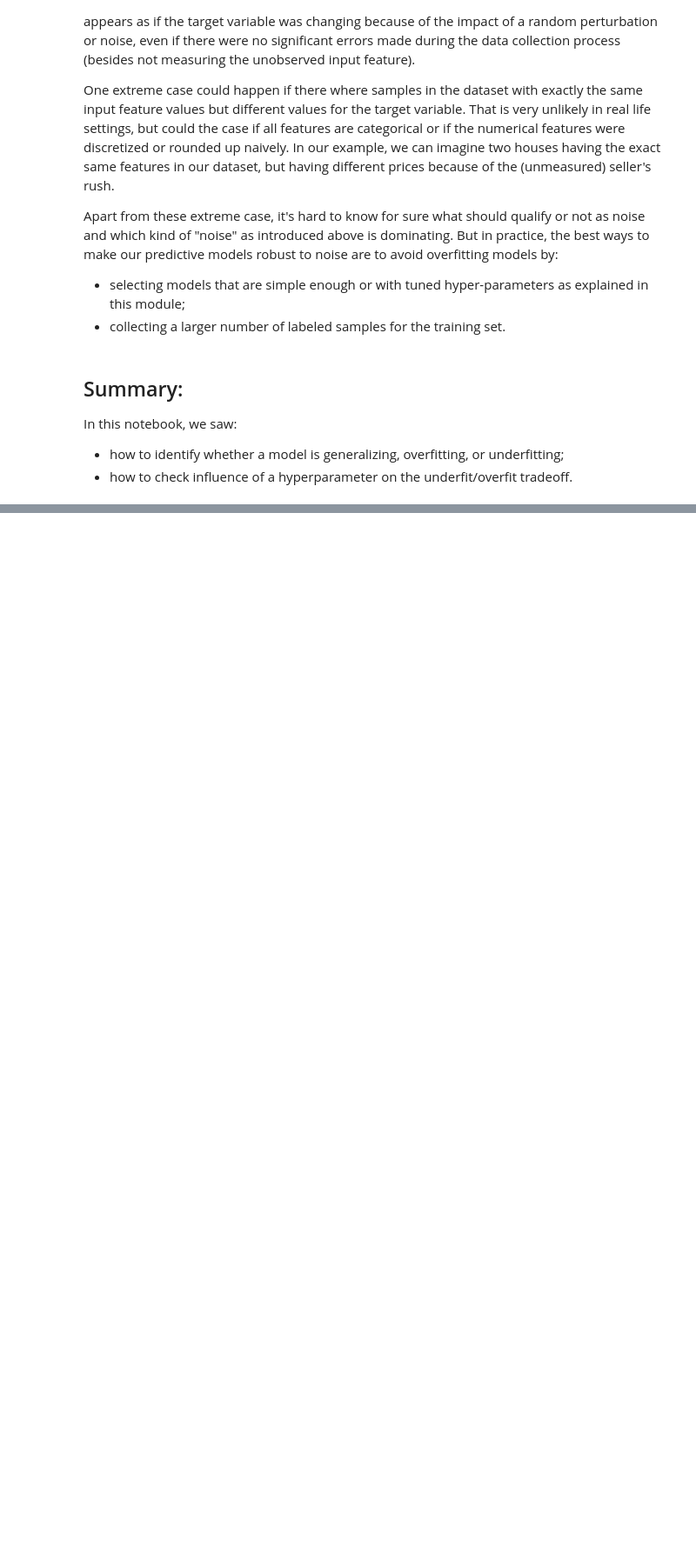
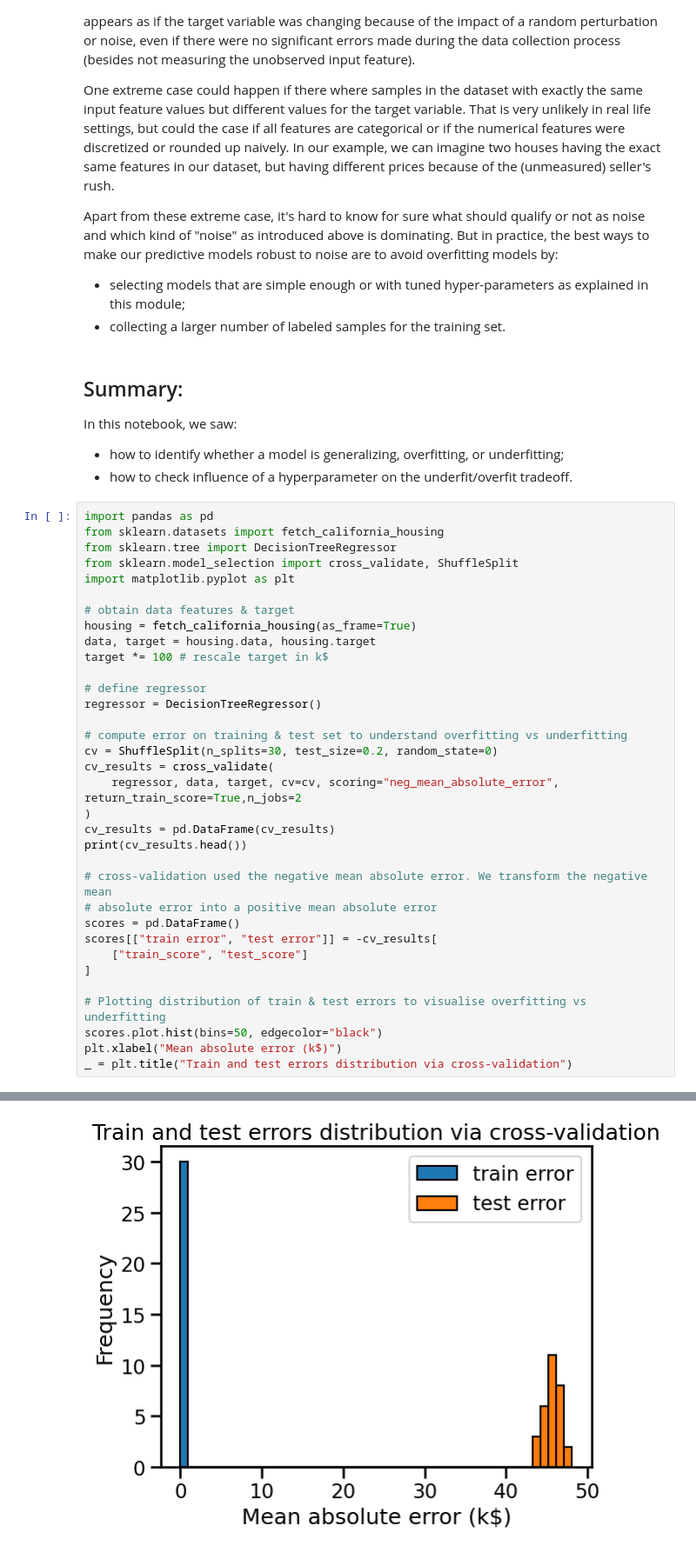
Before and after one commit to danielliu2707/MoocCourse, a Jupyter notebook: notebooks/2_01_cross_validation_validation_curve.ipynb, the cells around one changed output, grey strips where cells are left out. Shown at 87% size. Cells and saved outputs as stored; diff of their text form; blank space fills up the shorter version.

Commit message:
Measuring generalisation performance using validation/learning curve & cv

```diff
--- a/notebooks/2_01_cross_validation_validation_curve.ipynb
+++ b/notebooks/2_01_cross_validation_validation_curve.ipynb
@@ -202,3 +216,38 @@ In this notebook, we saw:
 * how to identify whether a model is generalizing, overfitting, or
   underfitting;
 * how to check influence of a hyperparameter on the underfit/overfit tradeoff.
+# %%
+import pandas as pd
+from sklearn.datasets import fetch_california_housing
+from sklearn.tree import DecisionTreeRegressor
+from sklearn.model_selection import cross_validate, ShuffleSplit
+import matplotlib.pyplot as plt
+
+# obtain data features & target
+housing = fetch_california_housing(as_frame=True)
+data, target = housing.data, housing.target
+target *= 100 # rescale target in k$
+
+# define regressor
+regressor = DecisionTreeRegressor()
+
+# compute error on training & test set to understand overfitting vs underfitting
+cv = ShuffleSplit(n_splits=30, test_size=0.2, random_state=0)
+cv_results = cross_validate(
+    regressor, data, target, cv=cv, scoring="neg_mean_absolute_error", return_train_score=True,n_jobs=2
+)
+cv_results = pd.DataFrame(cv_results)
+print(cv_results.head())
+
+# cross-validation used the negative mean absolute error. We transform the negative mean
+# absolute error into a positive mean absolute error
+scores = pd.DataFrame()
+scores[["train error", "test error"]] = -cv_results[
+    ["train_score", "test_score"]
+]
+
+# Plotting distribution of train & test errors to visualise overfitting vs underfitting
+scores.plot.hist(bins=50, edgecolor="black")
+plt.xlabel("Mean absolute error (k$)")
+_ = plt.title("Train and test errors distribution via cross-validation")
+# %% [output]
@@ -204,0 +260 @@ In this notebook, we saw:
+[figure, added]
```
Also changed, not shown: parts of 5 cells of this notebook, 2 other files.
